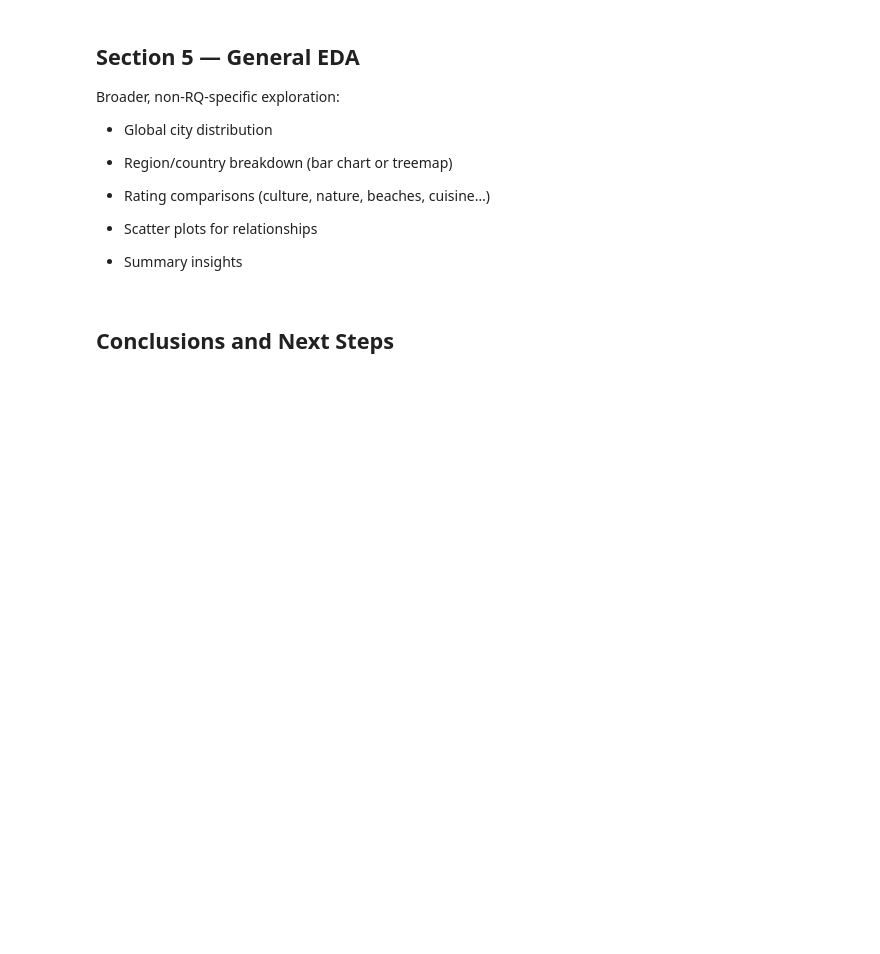
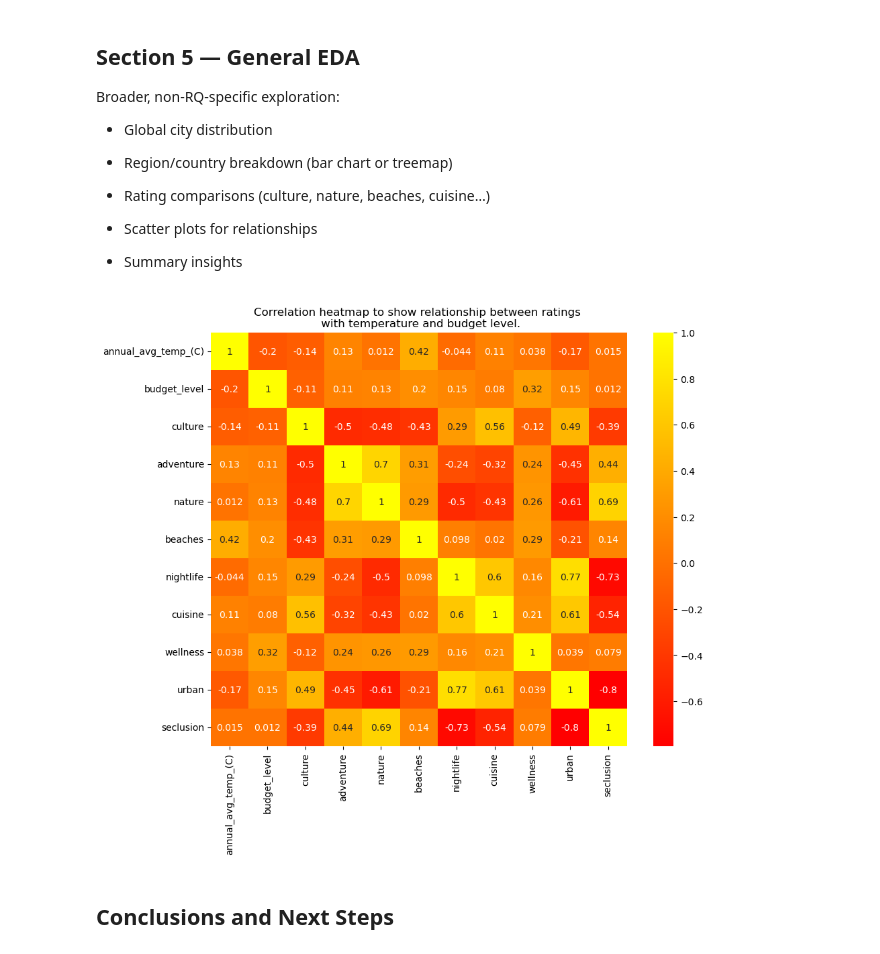
Before and after one commit to renewedspirit/Worldwide_Travel_Analysis, a Jupyter notebook: jupyter_notebooks/wtc_analysis.ipynb, the cells around one changed output. Cells and saved outputs as stored; diff of their text form; code cells hidden in the pictures; blank space fills up the shorter version.

```diff
--- a/jupyter_notebooks/wtc_analysis.ipynb
+++ b/jupyter_notebooks/wtc_analysis.ipynb
@@ -517,3 +521,13 @@ Broader, non-RQ-specific exploration:
 - Scatter plots for relationships
 
 - Summary insights
+# %%
+# Heatmap to compare ratings with temperature and budget level
+df_hmap = df[['annual_avg_temp_(C)', 'budget_level', 'culture', 'adventure', 'nature', 'beaches', 'nightlife', 'cuisine', 'wellness', 'urban', 'seclusion']].corr()
+plt.figure(figsize=(10, 8))
+sns.heatmap(df_hmap, annot=True, cmap='autumn')
+plt.title('Correlation heatmap to show relationship between ratings \n with temperature and budget level.')
+plt.savefig('rating_budget_temp_comparison_heatmap')
+plt.show()
+# %% [output]
+[figure, added]
```
Also changed, not shown: parts of 5 cells of this notebook, 2 other files.
